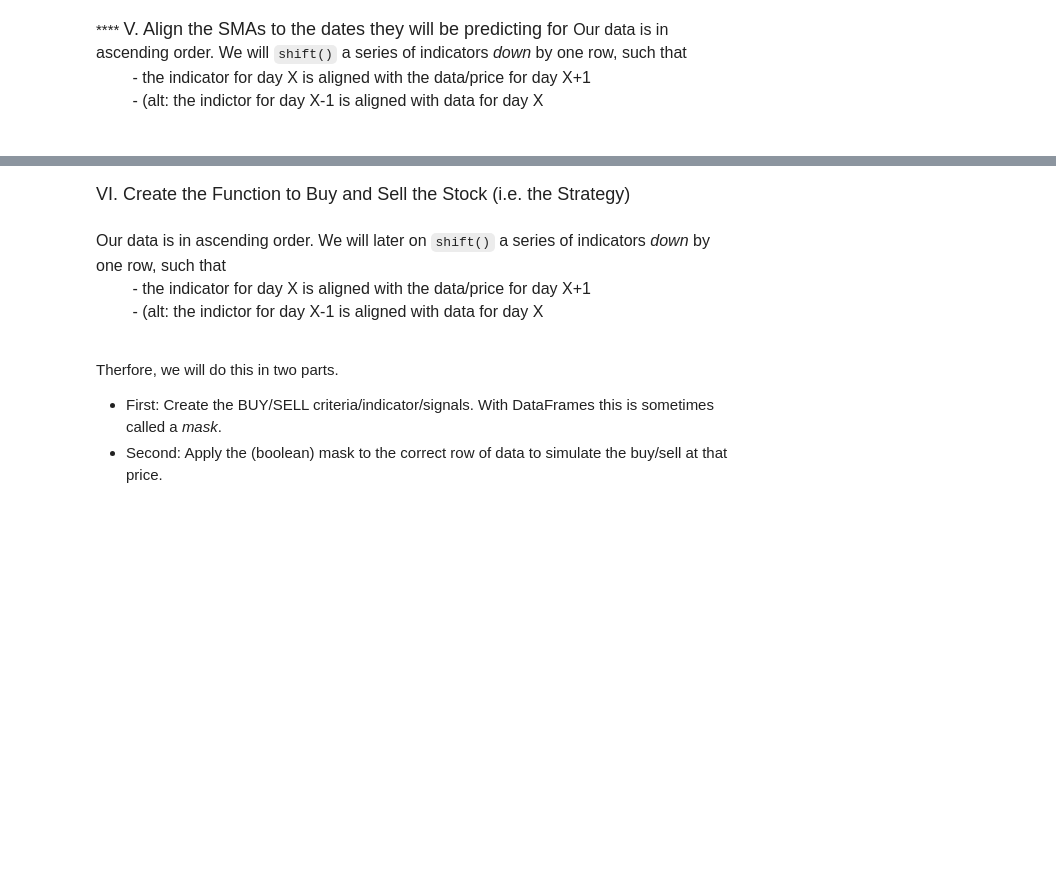
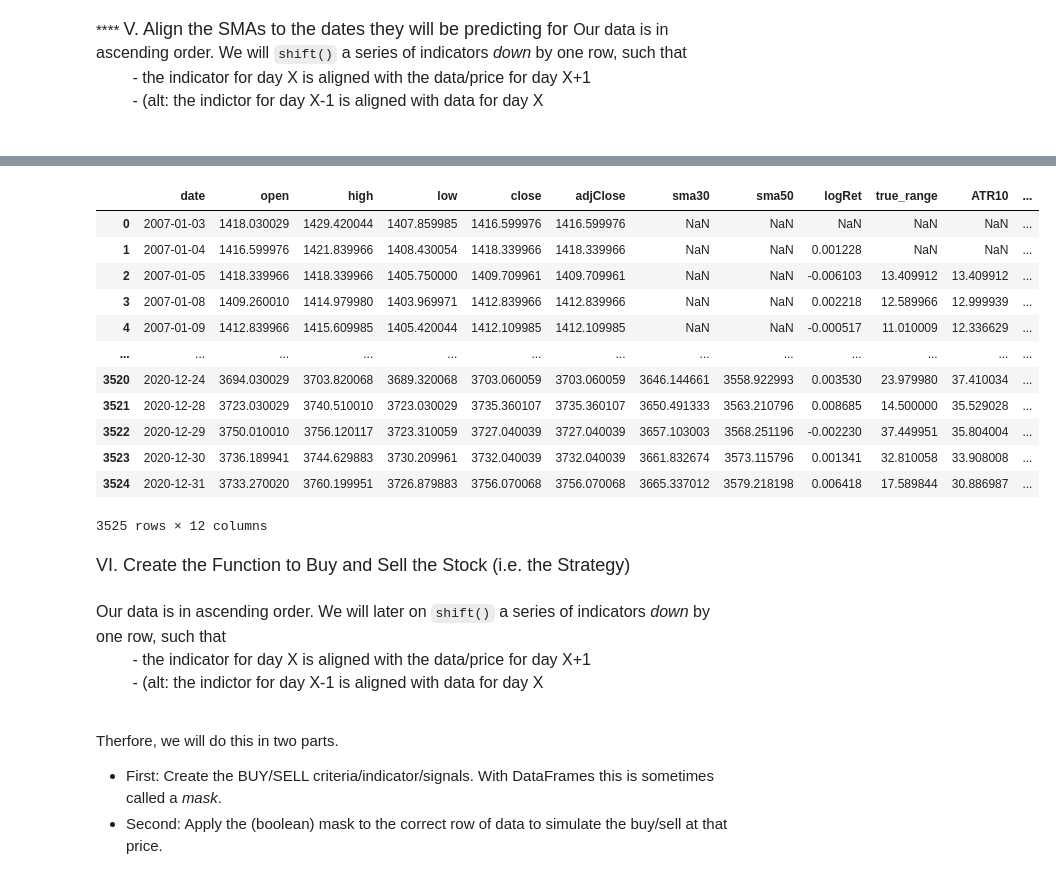
Before and after one commit to QuantVI/rand_various, a Jupyter notebook: wqu_capstone_code/draft_3_functions_and_newdata.ipynb, the cells around one changed output, grey strips where cells are left out. Saved outputs shown, nothing was run; the diff lists cells and outputs as text; code cells hidden in the pictures; blank space fills up the shorter version.

```diff
--- a/wqu_capstone_code/draft_3_functions_and_newdata.ipynb
+++ b/wqu_capstone_code/draft_3_functions_and_newdata.ipynb
@@ -334,0 +334,4 @@ yfdf["adjClose"].std()
+# %%
+temp1 = [np.nan] + tRngValues
+yfdf["true_range"] = temp1
+yfdf.head()
@@ -334,0 +345,3 @@ yfdf["adjClose"].std()
+# %%
+yfdf["ATR10"] = yfdf.true_range.rolling(window=10, min_periods=0).mean()
+yfdf["ATR20"] = yfdf.true_range.rolling(window=20, min_periods=0).mean()
@@ -348,3 +388,27 @@ yfdf["adjClose"].std()
+# %%
+# We shift the SMA, True Range and ATR columns
+yfdf.sma30 = yfdf.sma30.shift()
+yfdf.sma50 = yfdf.sma50.shift()
+#yfdf.logRet = yfdf.logRet.shift()
+yfdf.true_range = yfdf.true_range.shift()
+yfdf.ATR10 = yfdf.ATR10.shift()
+yfdf.ATR20 = yfdf.ATR20.shift()
+# %%
+yfdf
+# %% [output]
+|  | date | open | high | low | close | adjClose | sma30 | sma50 | logRet | true_range | ATR10 | ... |
+| 0 | 2007-01-03 | 1418.030029 | 1429.420044 | 1407.859985 | 1416.599976 | 1416.599976 | NaN | NaN | NaN | NaN | NaN | ... |
+| 1 | 2007-01-04 | 1416.599976 | 1421.839966 | 1408.430054 | 1418.339966 | 1418.339966 | NaN | NaN | 0.001228 | NaN | NaN | ... |
+| 2 | 2007-01-05 | 1418.339966 | 1418.339966 | 1405.750000 | 1409.709961 | 1409.709961 | NaN | NaN | -0.006103 | 13.409912 | 13.409912 | ... |
+| 3 | 2007-01-08 | 1409.260010 | 1414.979980 | 1403.969971 | 1412.839966 | 1412.839966 | NaN | NaN | 0.002218 | 12.589966 | 12.999939 | ... |
+| 4 | 2007-01-09 | 1412.839966 | 1415.609985 | 1405.420044 | 1412.109985 | 1412.109985 | NaN | NaN | -0.000517 | 11.010009 | 12.336629 | ... |
+| ... | ... | ... | ... | ... | ... | ... | ... | ... | ... | ... | ... | ... |
+| 3520 | 2020-12-24 | 3694.030029 | 3703.820068 | 3689.320068 | 3703.060059 | 3703.060059 | 3646.144661 | 3558.922993 | 0.003530 | 23.979980 | 37.410034 | ... |
+| 3521 | 2020-12-28 | 3723.030029 | 3740.510010 | 3723.030029 | 3735.360107 | 3735.360107 | 3650.491333 | 3563.210796 | 0.008685 | 14.500000 | 35.529028 | ... |
+| 3522 | 2020-12-29 | 3750.010010 | 3756.120117 | 3723.310059 | 3727.040039 | 3727.040039 | 3657.103003 | 3568.251196 | -0.002230 | 37.449951 | 35.804004 | ... |
+| 3523 | 2020-12-30 | 3736.189941 | 3744.629883 | 3730.209961 | 3732.040039 | 3732.040039 | 3661.832674 | 3573.115796 | 0.001341 | 32.810058 | 33.908008 | ... |
+| 3524 | 2020-12-31 | 3733.270020 | 3760.199951 | 3726.879883 | 3756.070068 | 3756.070068 | 3665.337012 | 3579.218198 | 0.006418 | 17.589844 | 30.886987 | ... |
+3525 rows × 12 columns
 # %% [markdown]
 <font face="Nunito" size=4>VI. Create the Function to Buy and Sell the Stock (i.e. the Strategy)<br><br>
 <font size=3>Our data is in ascending order. We will later on `shift()` a series of indicators *down* by one row, such that<br>
```
Also changed, not shown: parts of 12 cells of this notebook.
